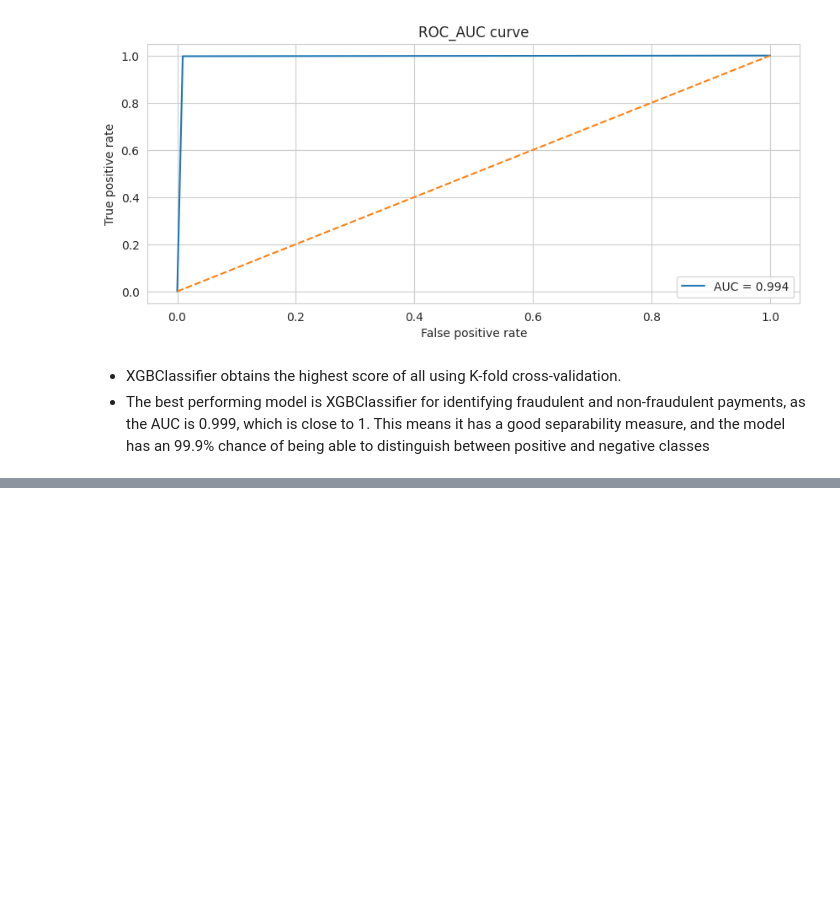
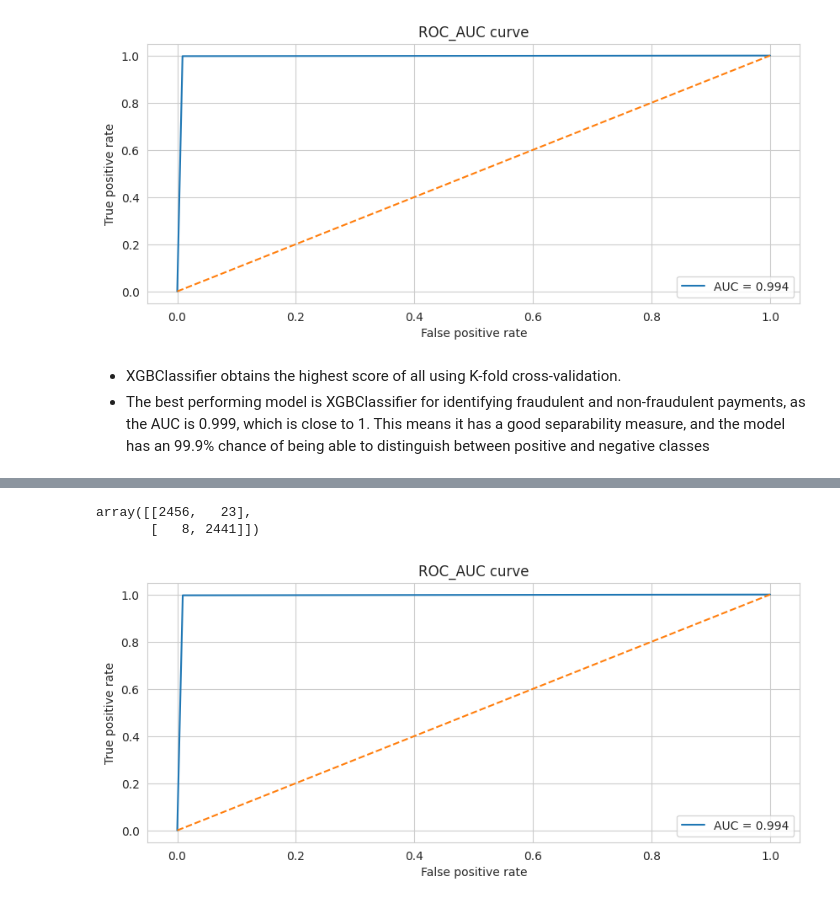
Before and after one commit to Venkatesh397g/python_excercises, a Jupyter notebook: Oneline_payment_fraud_detection.ipynb, the cells around one changed output, grey strips where cells are left out. Drawn from its saved outputs; the diff is of its cells as text; code cells hidden in the pictures; blank space fills up the shorter version.

```diff
--- a/Oneline_payment_fraud_detection.ipynb
+++ b/Oneline_payment_fraud_detection.ipynb
@@ -418,0 +429,5 @@ plt.show()
+# %%
+grid_search_xgb =GridSearchCV(XGBClassifier(random_state=42), params, cv=5,scoring=scorer)
+grid_search_xgb.fit(x_train, y_train)
+print('best parameters', grid_search_xgb.best_params_)
+print('best f1 score', grid_search_xgb.best_score_)
@@ -418,0 +437,9 @@ plt.show()
+# %%
+xgb_tun = XGBClassifier(random_state=42,
+                         n_estimators=40,
+                         learning_rate=0.5,
+                         gamma=1,
+                         reg_lambda=0.1,
+                         max_depth=20)
+# %%
+xgb_tun.fit(x_train,y_train)
@@ -418,0 +458,3 @@ plt.show()
+# %%
+y_pred = xgb_tun.predict(x_test)
+print(classification_report( y_test, y_pred))
@@ -418,0 +470,18 @@ plt.show()
+# %%
+cm_tun =confusion_matrix(y_test, y_pred)
+cm_tun
+# %% [output]
+array([[2456,   23],
+       [   8, 2441]])
+# %%
+fpr,tpr, thresold = roc_curve(y_test, y_pred)
+roc_auc = auc(fpr,tpr)
+plt.plot(fpr,tpr, label = 'AUC = %0.3f' % roc_auc)
+plt.plot([0,1],[0,1],'--')
+plt.title('ROC_AUC curve')
+plt.legend(loc='lower right')
+plt.xlabel('False positive rate')
+plt.ylabel('True positive rate')
+plt.show()
+# %% [output]
+[figure, added]
```
Also changed, not shown: parts of 12 cells of this notebook.
